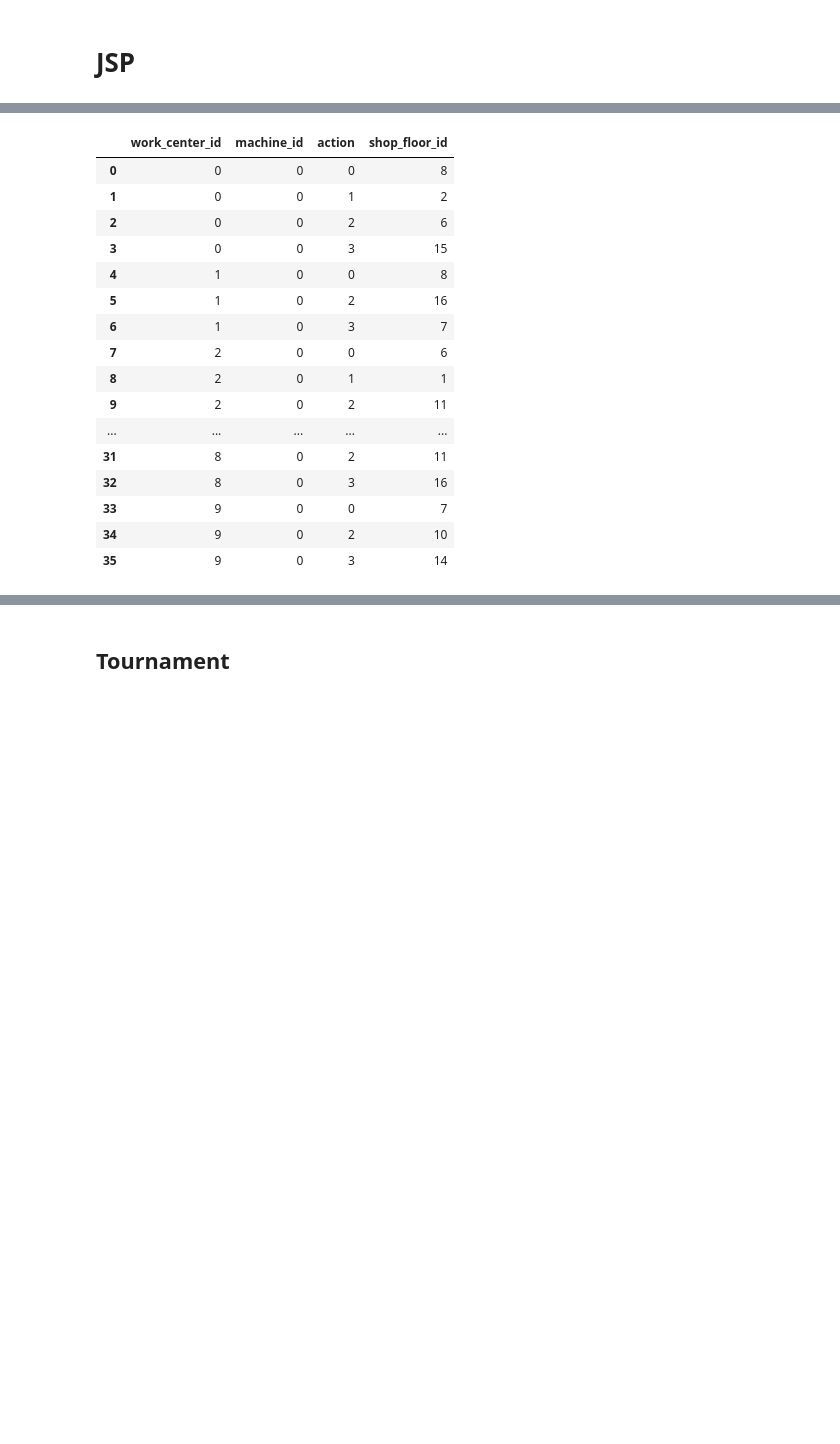
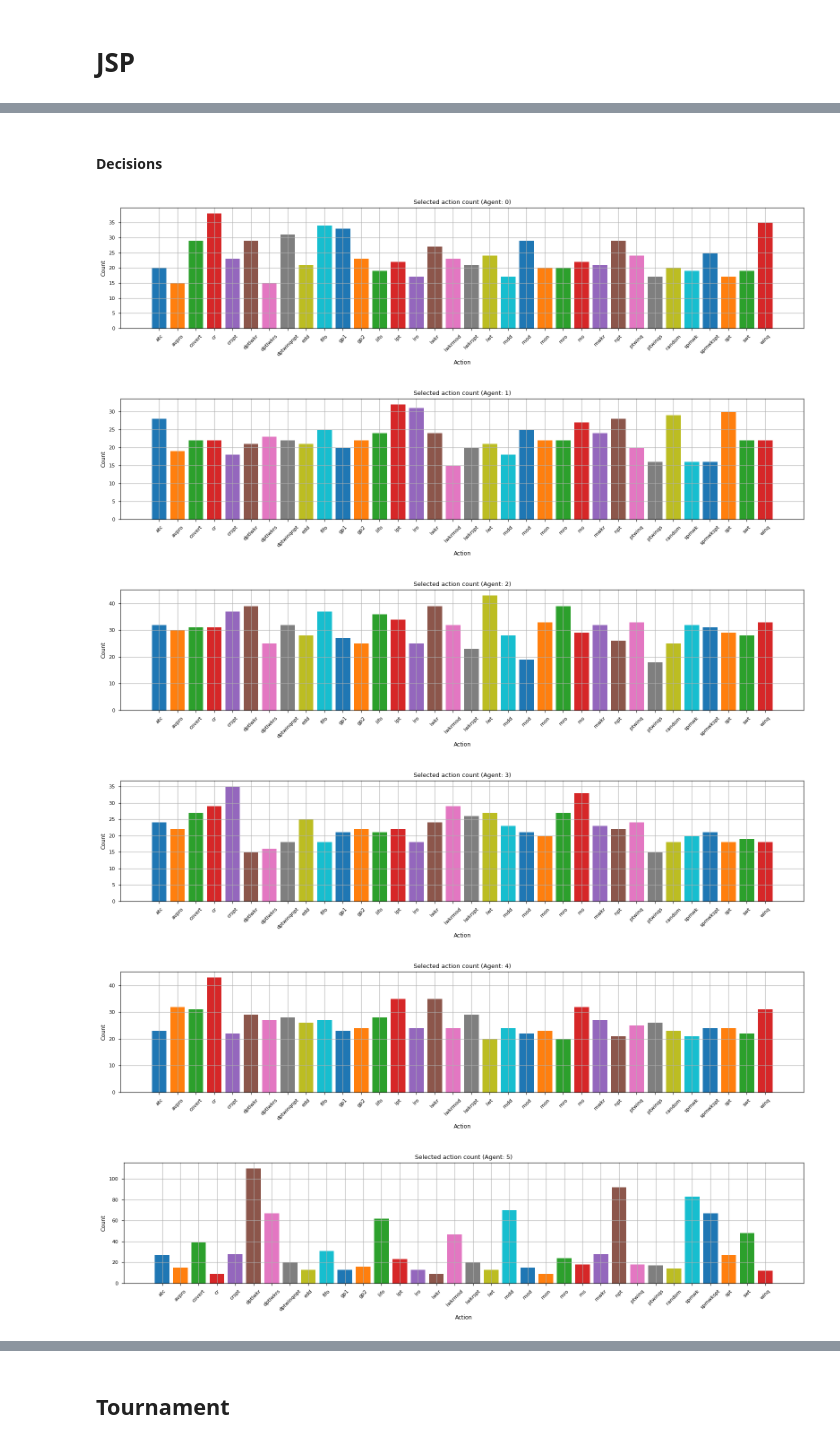
Before and after one commit to yura-hb/diploma-thesis, a Jupyter notebook: notebooks/result.ipynb, the cells around one changed output, grey strips where cells are left out. Cells and saved outputs as stored; diff of their text form; code cells hidden in the pictures; blank space fills up the shorter version.

```diff
--- a/notebooks/result.ipynb
+++ b/notebooks/result.ipynb
@@ -173,23 +181,16 @@ reward
-# %%
-by_action = reward.groupby(['work_center_id', 'machine_id', 'action']).count()['shop_floor_id'].reset_index()
-# by_action = by_action.rename({'shop_floor_id': 'count'}, axis=1)
-
-by_action
-# %% [output]
-|  | work_center_id | machine_id | action | shop_floor_id |
-| 0 | 0 | 0 | 0 | 8 |
-| 1 | 0 | 0 | 1 | 2 |
-| 2 | 0 | 0 | 2 | 6 |
-| 3 | 0 | 0 | 3 | 15 |
-| 4 | 1 | 0 | 0 | 8 |
-| 5 | 1 | 0 | 2 | 16 |
-| 6 | 1 | 0 | 3 | 7 |
-| 7 | 2 | 0 | 0 | 6 |
-| 8 | 2 | 0 | 1 | 1 |
-| 9 | 2 | 0 | 2 | 11 |
-| ... | ... | ... | ... | ... |
-| 31 | 8 | 0 | 2 | 11 |
-| 32 | 8 | 0 | 3 | 16 |
-| 33 | 9 | 0 | 0 | 7 |
-| 34 | 9 | 0 | 2 | 10 |
-| 35 | 9 | 0 | 3 | 14 |
+# %% [markdown]
+#### Decisions
+# %%
+for name, path in reward_files.items():
+    reward = pd.read_csv(path)
+
+    reward['action'] = reward['action'].apply(lambda action: scheduling_action_map[action])
+
+    plot_decisions_per_action(reward, name, figsize=(16, 4))
+# %% [output]
+[figure, added]
+[figure, added]
+[figure, added]
+[figure, added]
+[figure, added]
+[figure, added]
```
Also changed, not shown: parts of 22 cells of this notebook, 8 other files.
